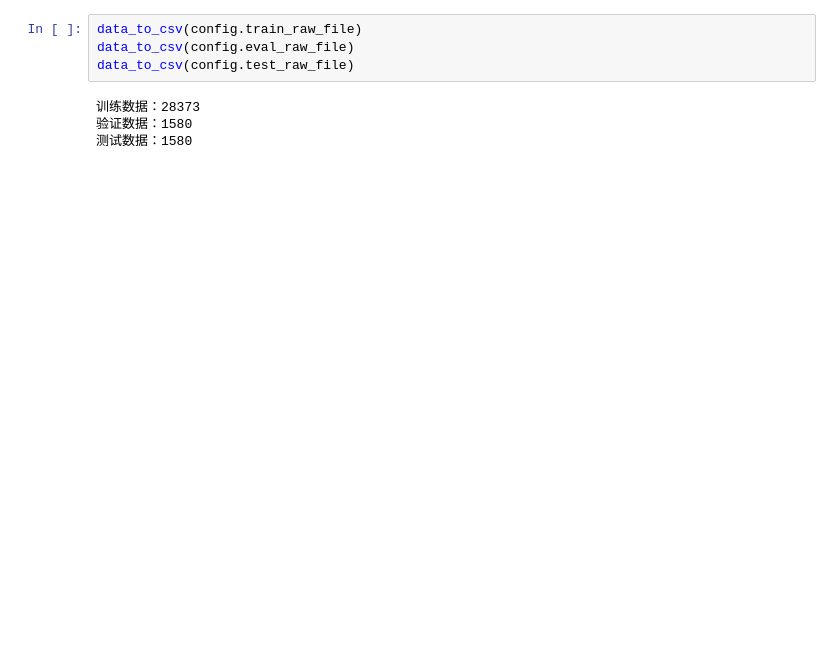
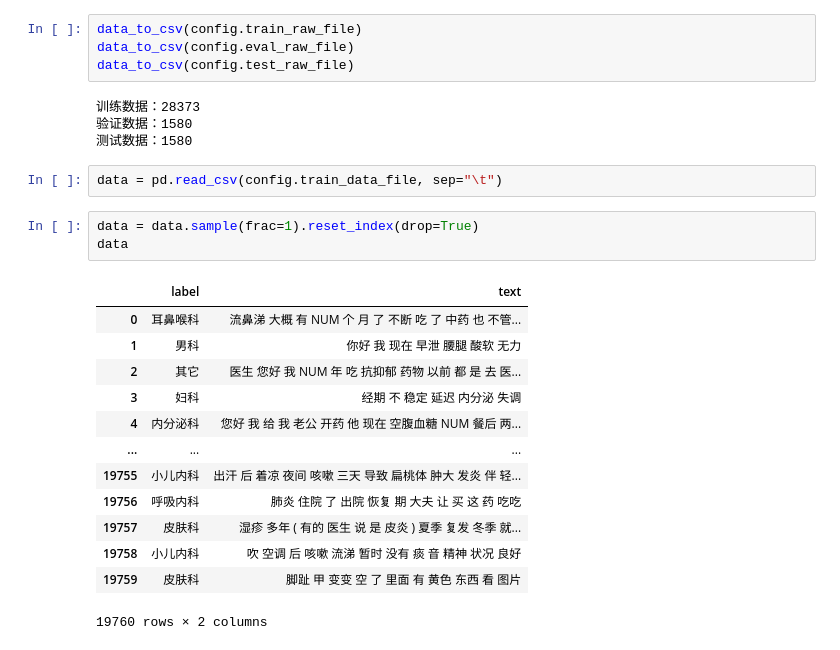
Before and after one commit to yangyuxiang1996/NLP_Text_Classification_for_Intelligent_Triage, a Jupyter notebook: data.ipynb, the cells around one changed output. Drawn from its saved outputs; the diff is of its cells as text; blank space fills up the shorter version.

Commit message:
train

```diff
--- a/data.ipynb
+++ b/data.ipynb
@@ -112,3 +111,22 @@ data_to_csv(config.test_raw_file)
 训练数据：28373
 验证数据：1580
 测试数据：1580
+# %%
+data = pd.read_csv(config.train_data_file, sep="\t")
+# %%
+data = data.sample(frac=1).reset_index(drop=True)
+data
+# %% [output]
+|  | label | text |
+| 0 | 耳鼻喉科 | 流鼻涕 大概 有 NUM 个 月 了 不断 吃 了 中药 也 不管... |
+| 1 | 男科 | 你好 我 现在 早泄 腰腿 酸软 无力 |
+| 2 | 其它 | 医生 您好 我 NUM 年 吃 抗抑郁 药物 以前 都 是 去 医... |
+| 3 | 妇科 | 经期 不 稳定 延迟 内分泌 失调 |
+| 4 | 内分泌科 | 您好 我 给 我 老公 开药 他 现在 空腹血糖 NUM 餐后 两... |
+| ... | ... | ... |
+| 19755 | 小儿内科 | 出汗 后 着凉 夜间 咳嗽 三天 导致 扁桃体 肿大 发炎 伴 轻... |
+| 19756 | 呼吸内科 | 肺炎 住院 了 出院 恢复 期 大夫 让 买 这 药 吃吃 |
+| 19757 | 皮肤科 | 湿疹 多年 ( 有的 医生 说 是 皮炎 ) 夏季 复发 冬季 就... |
+| 19758 | 小儿内科 | 吹 空调 后 咳嗽 流涕 暂时 没有 痰 音 精神 状况 良好 |
+| 19759 | 皮肤科 | 脚趾 甲 变变 空 了 里面 有 黄色 东西 看 图片 |
+19760 rows × 2 columns
```
Also changed, not shown: parts of 20 cells of this notebook, 42 other files.
